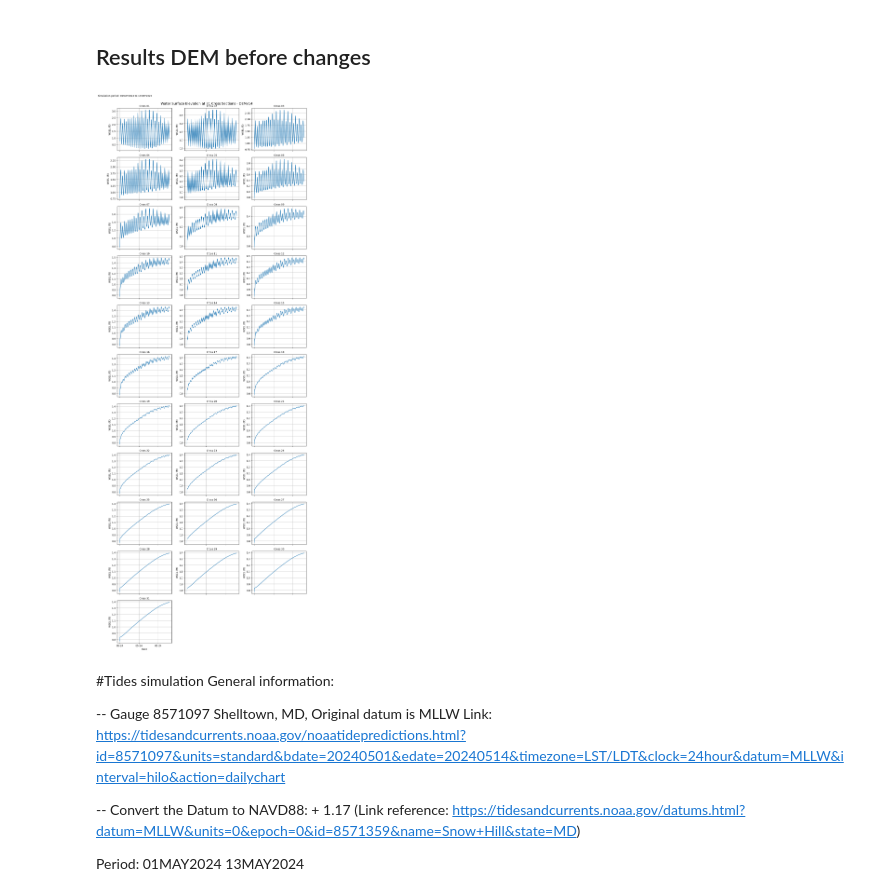
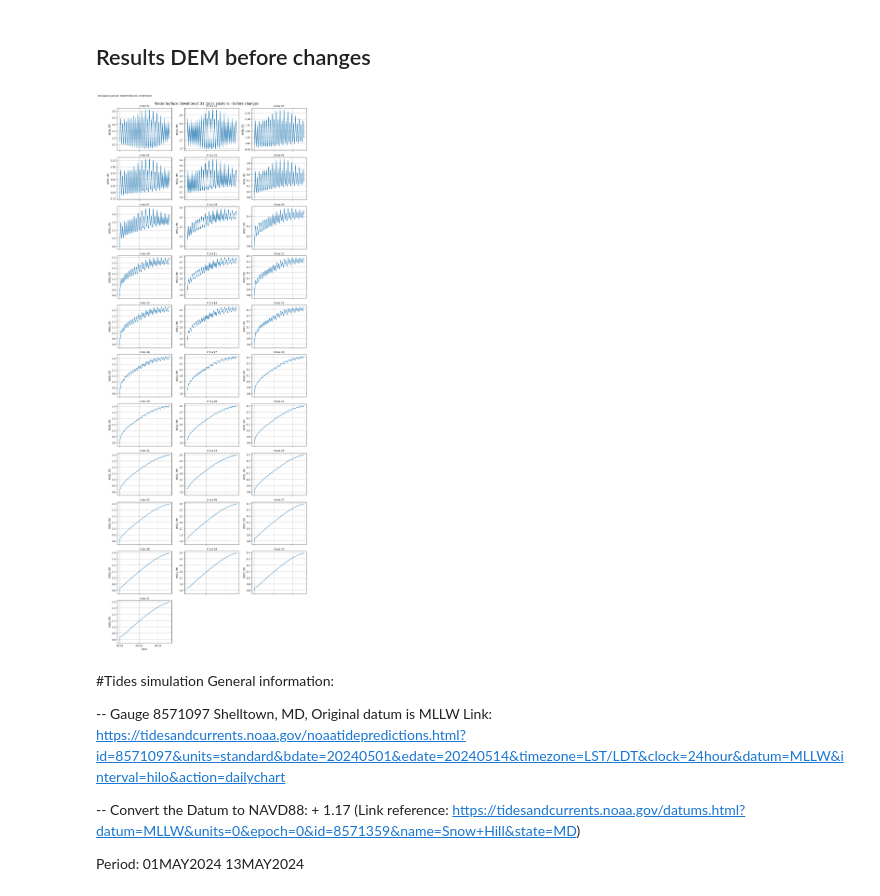
Before and after one commit to dianaveronez/Work, a Jupyter notebook: Cross - final.ipynb, the cells around one changed output. Cells and saved outputs as stored; diff of their text form; code cells hidden in the pictures.

```diff
--- a/Cross - final.ipynb
+++ b/Cross - final.ipynb
@@ -124,35 +124,35 @@ rows = math.ceil(num_cells / cols)
 
 fig, axes = plt.subplots(rows, cols, figsize=(cols * 4, rows * 3), sharex=True)
 axes = axes.flatten()
 
 #Plot with Custom Titles
 for i, col in enumerate(wsel_df.columns):
     cell_id = int(col.replace("Cell_", ""))  # e.g., "Cell_627951" → 627951
     cross_name = cell_to_cross.get(cell_id, col)  # fallback to ID if not found
 
     ax = axes[i]
     ax.plot(wsel_df.index, wsel_df[col])
     ax.set_title(cross_name, fontsize=10)
     ax.set_ylabel("WSEL (ft)")
     ax.grid(True)
 
     # Format x-axis
     ax.xaxis.set_major_locator(mdates.AutoDateLocator())
     ax.xaxis.set_major_formatter(mdates.DateFormatter('%m-%y'))
 
     if i >= (rows - 1) * cols:
         ax.set_xlabel("Date")
 
 # Remove unused subplots
 for j in range(i+1, len(axes)):
     fig.delaxes(axes[j])
 
-fig.suptitle("Water Surface Elevation at 31 Cross Sections - DEMv14", fontsize=14)
+fig.suptitle("Water Surface Elevation at 31 Cross Sections - before changes", fontsize=14)
 fig.text(0.1, 0.99, "Simulation period: 01MAY2024 to 13MAY2024", ha='center', fontsize=10)
 plt.tight_layout(rect=[0, 0, 1, 0.99])
 plt.show()
 # %% [output]
-[figure, old version]
+[figure, new version]
 # %% [markdown]
 #Tides simulation
 General information:
```
